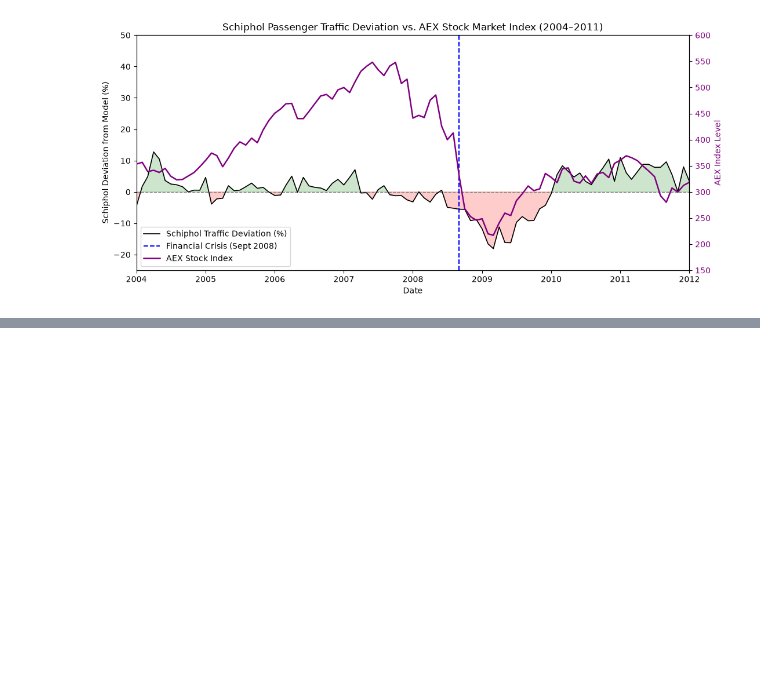
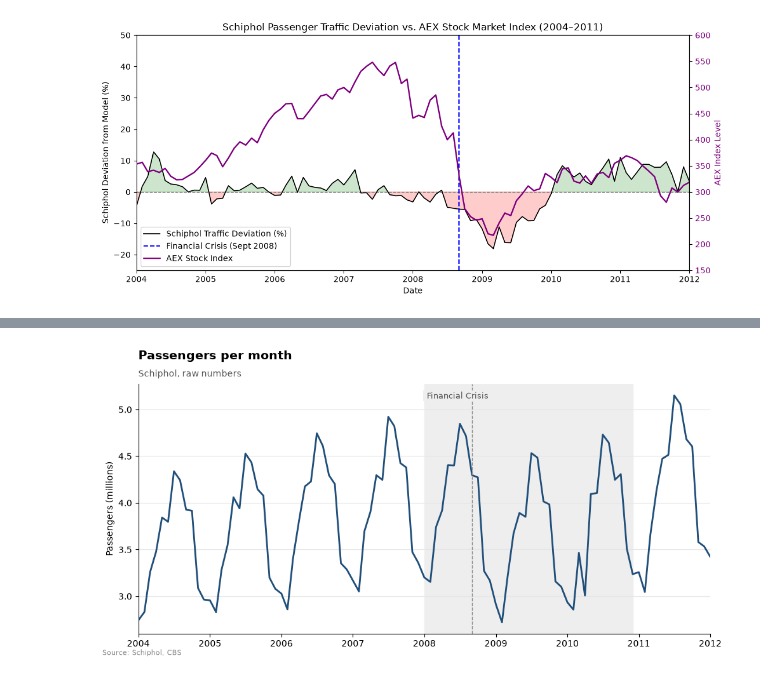
Before and after one commit to TIL6022-Python-Programming/Project_groep11, a Jupyter notebook: Financial_crisis_dataresults.ipynb, the cells around one changed output, grey strips where cells are left out. Drawn from its saved outputs; the diff is of its cells as text; code cells hidden in the pictures; blank space fills up the shorter version.

Commit message:
adding csv to financial data and doing the same anaylsis for financial crisis

```diff
--- a/Financial_crisis_dataresults.ipynb
+++ b/Financial_crisis_dataresults.ipynb
@@ -391,0 +479,56 @@ plt.show()
+# %%
+# de jaren voor de gebeurtenis
+before = data[(data['Date'] >= index_start) & (data['Date'] < shock_start)]
+
+# Gemiddelde per kalendermaand (januari, februari, ...)
+base_pax = before.groupby('Month_Num')['Passengers'].mean()
+base_flights = before.groupby('Month_Num')['Flights'].mean()
+
+# Indexcijfers: 100 = zelfde maand in de baseline
+data['Index_Pax'] = data['Passengers'] / data['Month_Num'].map(base_pax) * 100
+data['Index_Flights'] = data['Flights'] / data['Month_Num'].map(base_flights) * 100
+
+# Jaar-op-jaar verandering in % (zelfde maand, een jaar eerder)
+data['YoY'] = data.groupby('Month_Num')['Passengers'].pct_change() * 100
+
+# Alleen het venster dat we plotten: 5 jaar ervoor t/m de ingestelde einddatum
+window = data[(data['Date'] >= base_start) & (data['Date'] <= plot_end)].copy().reset_index(drop=True)
+
+colors = {'main': '#1f4e79', 'second': '#e07b39', 'good': '#2e8b57', 'bad': '#c0392b', 'grey': '#8c8c8c'}
+
+def make_figure(title, subtitle, ylabel):
+    fig, ax = plt.subplots(figsize=(10, 5))
+    ax.set_title(title, loc='left', fontsize=14, fontweight='bold', pad=28)
+    ax.text(0, 1.03, subtitle, transform=ax.transAxes, fontsize=10, color='#555555')
+    ax.set_ylabel(ylabel)
+    ax.grid(axis='y', color='#e6e6e6')
+    ax.set_axisbelow(True)
+    ax.spines['top'].set_visible(False)
+    ax.spines['right'].set_visible(False)
+    fig.text(0.01, 0.01, 'Source: Schiphol, CBS', fontsize=8, color='#888888')
+    return fig, ax
+
+def mark_event(ax):
+    # grijs vlak voor de periode en stippellijn bij de gebeurtenis
+    ax.axvspan(shock_start, shock_end, color='#eeeeee', zorder=0)
+    ax.axvline(event_date, linestyle='--', color=colors['grey'], linewidth=1)
+    ax.text(shock_start, 0.97, ' ' + event_name, transform=ax.get_xaxis_transform(),
+            va='top', fontsize=9, color='#555555',
+            bbox=dict(facecolor='#eeeeee', edgecolor='none', pad=1))
+    ax.set_xlim(base_start, plot_end)
+    ax.xaxis.set_major_locator(mdates.YearLocator())
+    ax.xaxis.set_major_formatter(mdates.DateFormatter('%Y'))
+
+def finish(ax, legend=True):
+    if legend:
+        ax.legend(loc='upper center', bbox_to_anchor=(0.5, -0.1), ncol=3, frameon=False)
+    plt.tight_layout()
+    plt.show()
+
+fig, ax = make_figure('Passengers per month', 'Schiphol, raw numbers', 'Passengers (millions)')
+
+ax.plot(window['Date'], window['Passengers'] / 1e6, color=colors['main'], linewidth=2, label='Passengers')
+mark_event(ax)
+finish(ax, legend=False)
+# %% [output]
+[figure, added]
```
Also changed, not shown: parts of 10 cells of this notebook, 1 other file.
